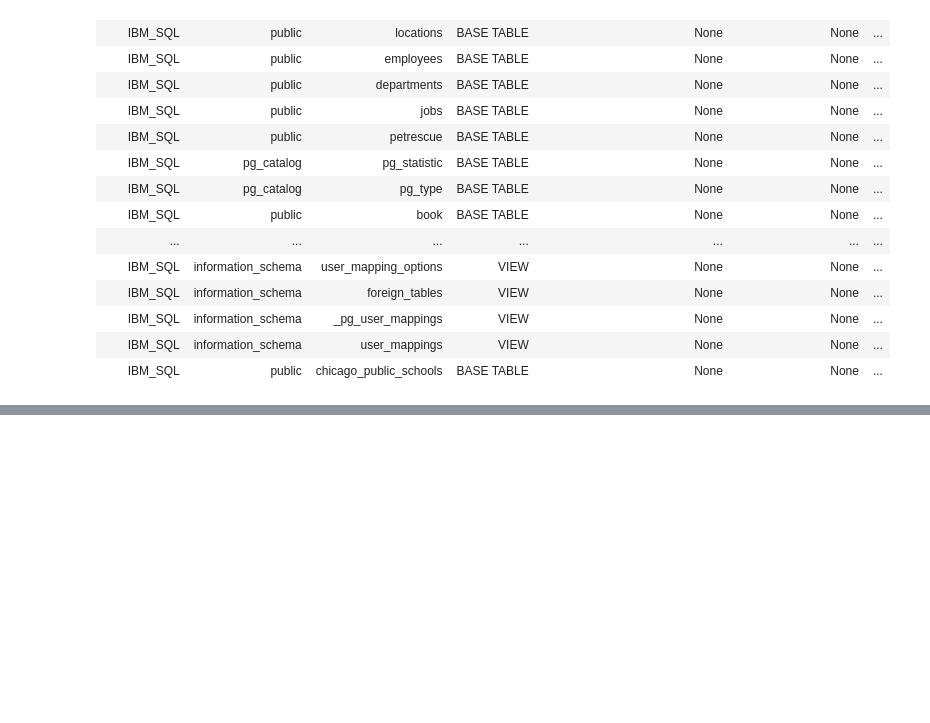
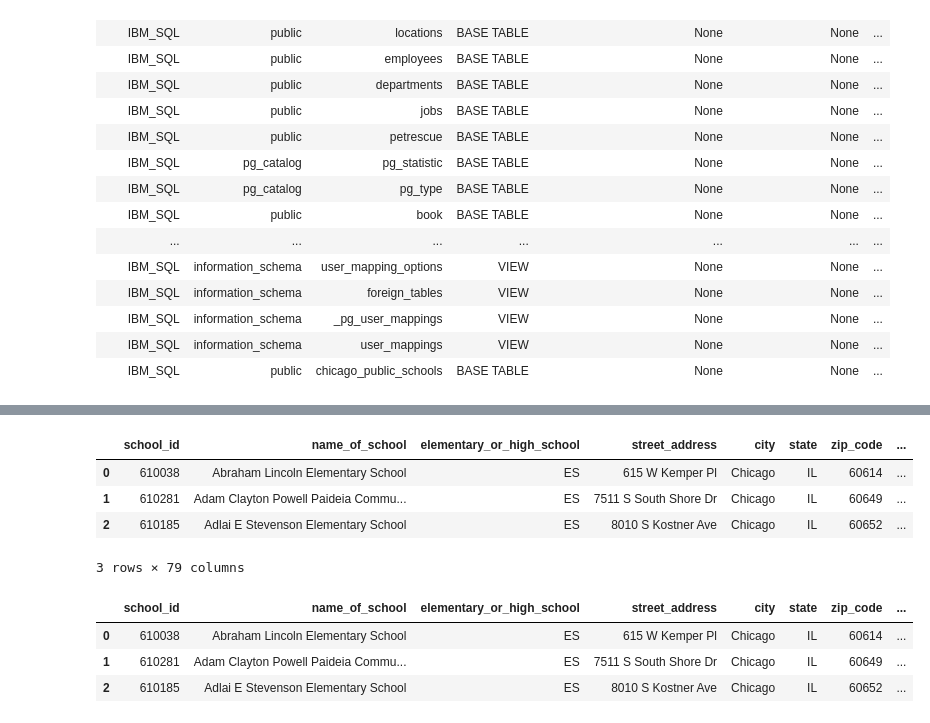
Before and after one commit to odinicc/Data-Practice, a Jupyter notebook: SQL for Data Science - IBM DB0201EN/Ex5 - Python/Untitled.ipynb, the cells around one changed output, grey strips where cells are left out. Saved outputs shown, nothing was run; the diff lists cells and outputs as text; code cells hidden in the pictures; blank space fills up the shorter version.

```diff
--- a/SQL for Data Science - IBM DB0201EN/Ex5 - Python/Untitled.ipynb
+++ b/SQL for Data Science - IBM DB0201EN/Ex5 - Python/Untitled.ipynb
@@ -84,0 +96,8 @@ SELECT * FROM information_schema.tables
+# %%
+df.head(3)
+# %% [output]
+|  | school_id | name_of_school | elementary_or_high_school | street_address | city | state | zip_code | ... |
+| 0 | 610038 | Abraham Lincoln Elementary School | ES | 615 W Kemper Pl | Chicago | IL | 60614 | ... |
+| 1 | 610281 | Adam Clayton Powell Paideia Commu... | ES | 7511 S South Shore Dr | Chicago | IL | 60649 | ... |
+| 2 | 610185 | Adlai E Stevenson Elementary School | ES | 8010 S Kostner Ave | Chicago | IL | 60652 | ... |
+3 rows × 79 columns
@@ -84,0 +106,7 @@ SELECT * FROM information_schema.tables
+# %%
+df.head(3)
+# %% [output]
+|  | school_id | name_of_school | elementary_or_high_school | street_address | city | state | zip_code | ... |
+| 0 | 610038 | Abraham Lincoln Elementary School | ES | 615 W Kemper Pl | Chicago | IL | 60614 | ... |
+| 1 | 610281 | Adam Clayton Powell Paideia Commu... | ES | 7511 S South Shore Dr | Chicago | IL | 60649 | ... |
+| 2 | 610185 | Adlai E Stevenson Elementary School | ES | 8010 S Kostner Ave | Chicago | IL | 60652 | ... |
```
Also changed, not shown: parts of 35 cells of this notebook, 4 other files.
